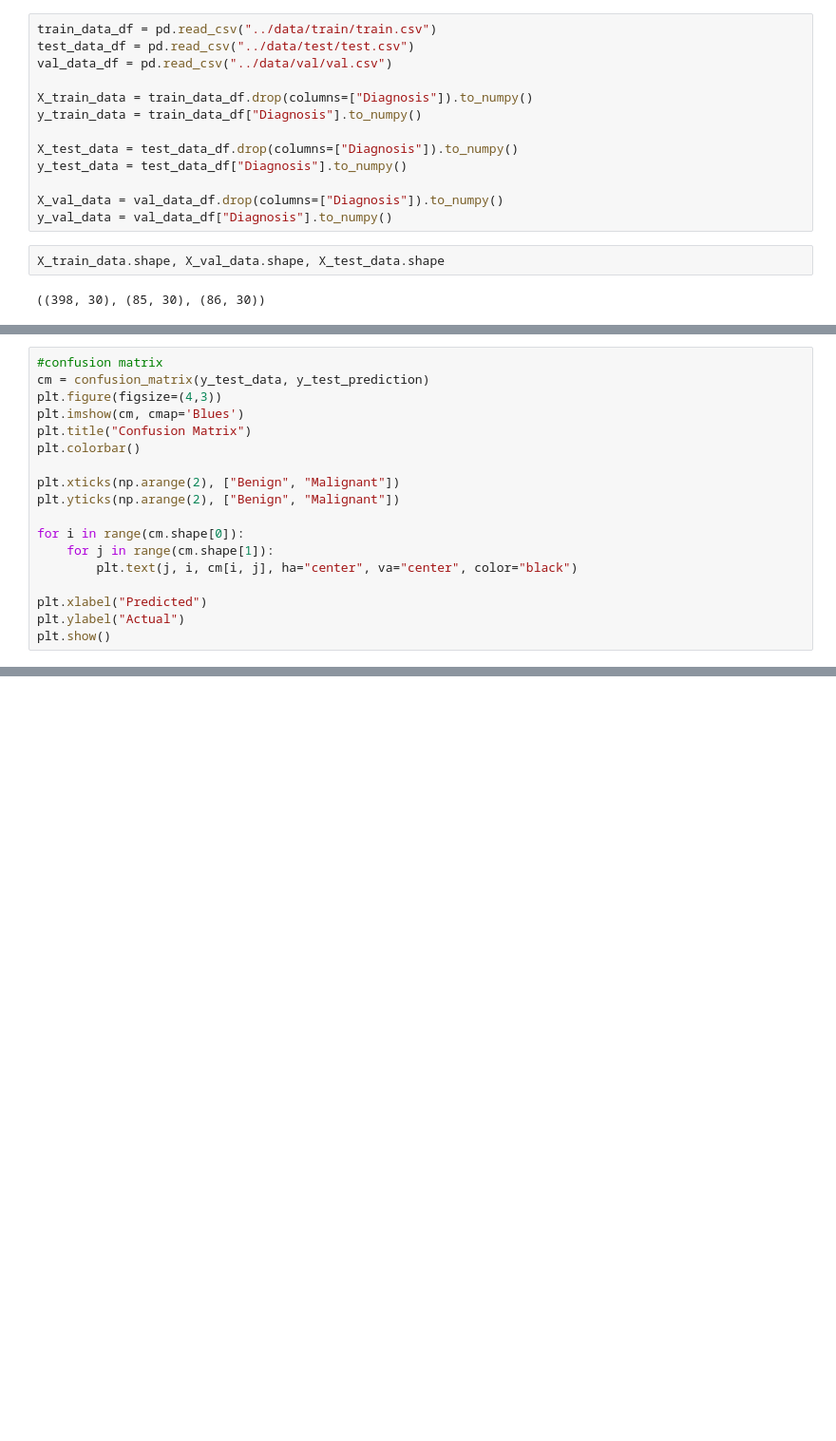
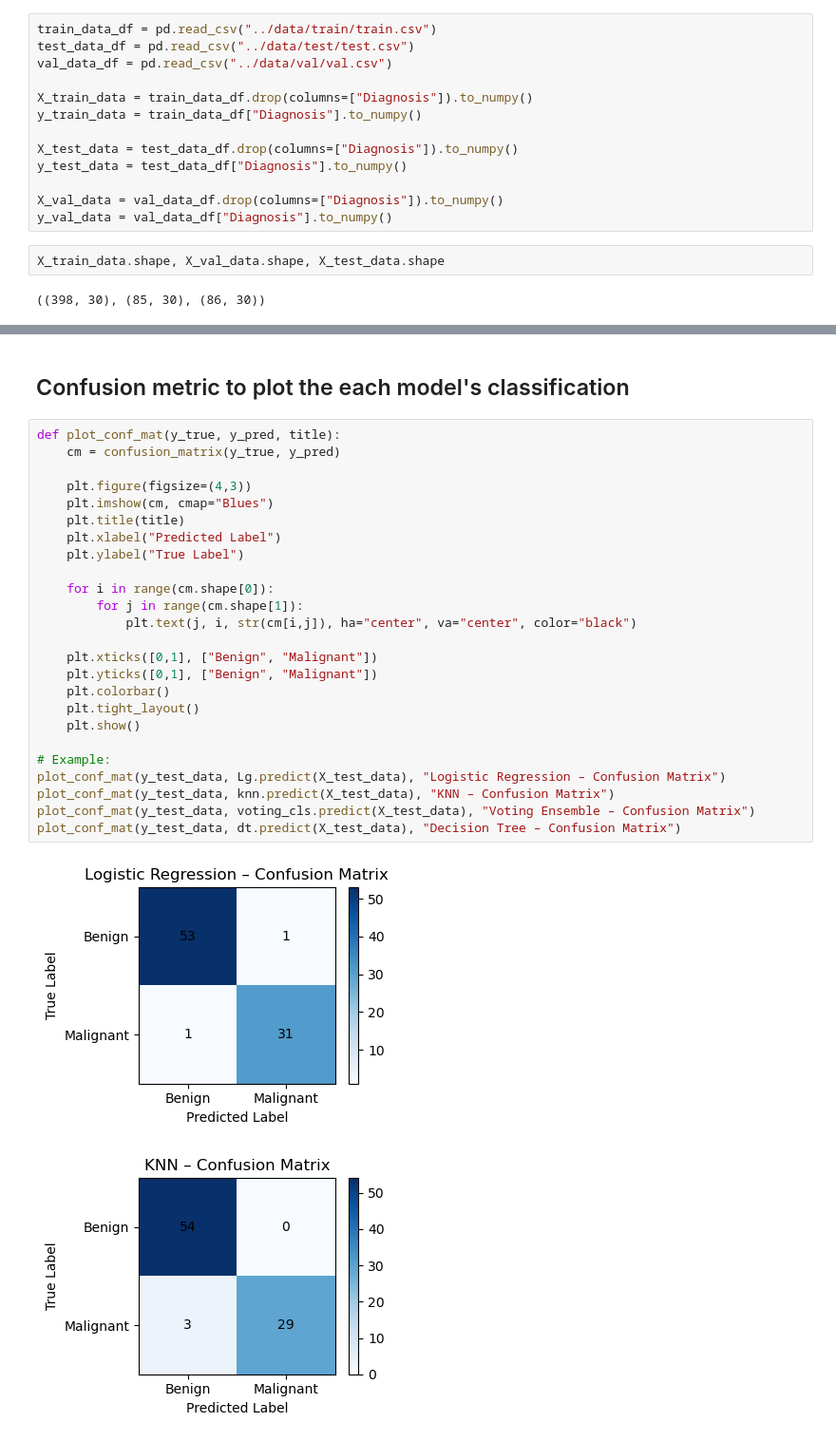
Before and after one commit to QMay17/CS171-Machine-Learning-Project, a Jupyter notebook: notebooks/tnz_model_construction.ipynb, the cells around one changed output, grey strips where cells are left out. Shown: that part at 95% size. Cells and saved outputs as stored; diff of their text form; blank space fills up the shorter version.

```diff
--- a/notebooks/tnz_model_construction.ipynb
+++ b/notebooks/tnz_model_construction.ipynb
@@ -56,18 +145,0 @@ Test F1: 0.96875
-# %%
-#confusion matrix
-cm = confusion_matrix(y_test_data, y_test_prediction)
-plt.figure(figsize=(4,3))
-plt.imshow(cm, cmap='Blues')
-plt.title("Confusion Matrix")
-plt.colorbar()
-
-plt.xticks(np.arange(2), ["Benign", "Malignant"])
-plt.yticks(np.arange(2), ["Benign", "Malignant"])
-
-for i in range(cm.shape[0]):
-    for j in range(cm.shape[1]):
-        plt.text(j, i, cm[i, j], ha="center", va="center", color="black")
-
-plt.xlabel("Predicted")
-plt.ylabel("Actual")
-plt.show()
@@ -263,0 +185,30 @@ plt.show()
+# %% [markdown]
+## Confusion metric to plot the each model's classification
+# %%
+def plot_conf_mat(y_true, y_pred, title):
+    cm = confusion_matrix(y_true, y_pred)
+
+    plt.figure(figsize=(4,3))
+    plt.imshow(cm, cmap="Blues")
+    plt.title(title)
+    plt.xlabel("Predicted Label")
+    plt.ylabel("True Label")
+
+    for i in range(cm.shape[0]):
+        for j in range(cm.shape[1]):
+            plt.text(j, i, str(cm[i,j]), ha="center", va="center", color="black")
+
+    plt.xticks([0,1], ["Benign", "Malignant"])
+    plt.yticks([0,1], ["Benign", "Malignant"])
+    plt.colorbar()
+    plt.tight_layout()
+    plt.show()
+
+# Example:
+plot_conf_mat(y_test_data, Lg.predict(X_test_data), "Logistic Regression – Confusion Matrix")
+plot_conf_mat(y_test_data, knn.predict(X_test_data), "KNN – Confusion Matrix")
+plot_conf_mat(y_test_data, voting_cls.predict(X_test_data), "Voting Ensemble – Confusion Matrix")
+plot_conf_mat(y_test_data, dt.predict(X_test_data), "Decision Tree – Confusion Matrix")
+# %% [output]
+[figure, added]
+[figure, added]
```
Also changed, not shown: parts of 22 cells of this notebook, 1 other file.
